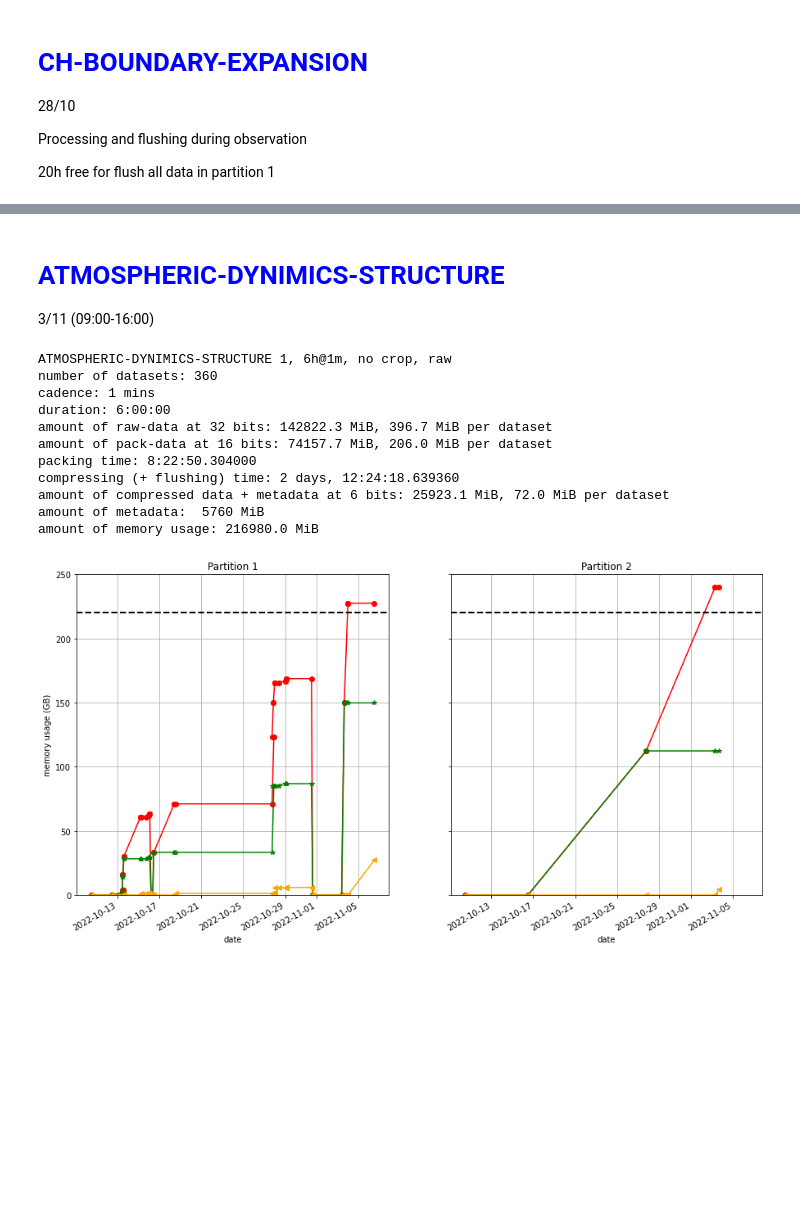
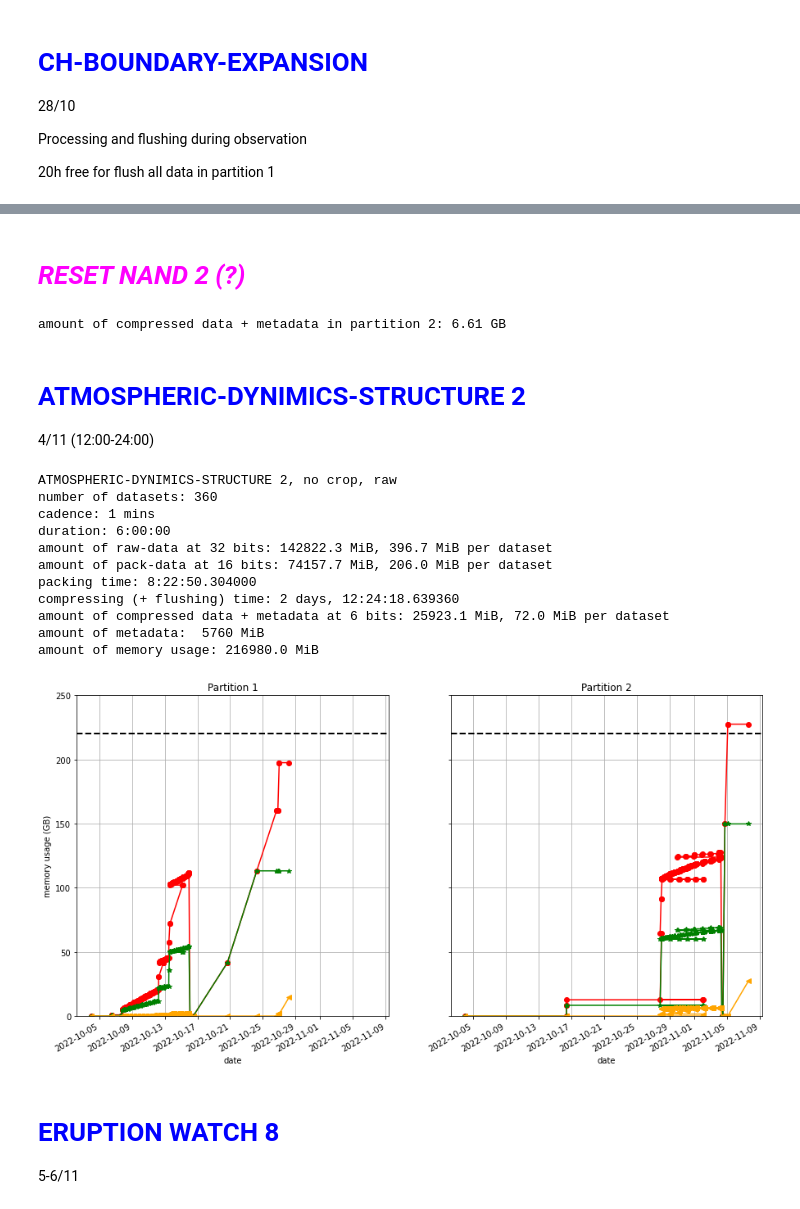
Before and after one commit to dcalc/PHI_TMtool, a Jupyter notebook: NMP1_RSW456.ipynb, the cells around one changed output, grey strips where cells are left out. Drawn from its saved outputs; the diff is of its cells as text; code cells hidden in the pictures; blank space fills up the shorter version.

Commit message:
observation upload SPK

```diff
--- a/NMP1_RSW456.ipynb
+++ b/NMP1_RSW456.ipynb
@@ -128,6 +184,7 @@ plt.xlabel('date')
 Text(0.5, 0, 'date')
 [figure]
 # %%
+PHI = PHI_MEMORY(DT(2022,10,4,0,0,0))
 TC = 0 # time for cropping
 TP = 0 # time for processing
 TK = 0 # time for packing
@@ -438,0 +715,15 @@ PHI.format_partition(1,datetime.datetime(2022,10,31,12,0,0))
+# %%
+t0 = DT.fromisoformat('2022-11-01T22:30:00')
+t1 = DT.fromisoformat('2022-11-02T00:00:00')
+i = 2
+
+ARS1 = PHI_MODE('HRT')
+kw = ARS1.observation(t0,t1,cadence=60,shape=(2048,2048,4,6)); PHI.saving(i,**kw)
+kw = ARS1.observation(t0+TD(days=1),t1+TD(days=1),cadence=60,shape=(2048,2048,4,6)); PHI.saving(i,**kw)
+kw = ARS1.observation(t0+TD(days=2),t1+TD(days=2),cadence=60,shape=(2048,2048,4,6)); PHI.saving(i,**kw)
+# kw = ARS1.cropping(t0,[1024,1024],ndata=-1,level='raw'); PHI.saving(i,**kw)
+kw = ARS1.packing(kw['end'],ndata=-1,level='raw',); PHI.saving(i,**kw)
+kw = ARS1.compressing(kw['end'],ndata=-1,nbits=6,level='raw.pack'); PHI.saving(i,**kw)
+
+printp(ARS1,label='AR_SUSANNA 1, no crop, raw')
+plot_tot(PHI,ylim=(0,250),time_ord=True)
@@ -439,29 +743,39 @@ PHI.format_partition(1,datetime.datetime(2022,10,31,12,0,0))
+# %% [markdown]
+# <span style="color:magenta">***RESET NAND 2 (?)***</span>
+# %%
+print('amount of compressed data + metadata in partition 2:',round(PHI.part2.compr*1e-3,2), 'GB')
+PHI.format_partition(2,DT(2022,11,4,6,0,0))
+# %% [output]
+amount of compressed data + metadata in partition 2: 6.61 GB
 # %% [markdown]
-# <span style="color:blue">ATMOSPHERIC-DYNIMICS-STRUCTURE</span> <br>
-3/11 (09:00-16:00)
+# <span style="color:blue">ATMOSPHERIC-DYNIMICS-STRUCTURE 2</span> <br>
+4/11 (12:00-24:00)
 # %%
-t0 = datetime.datetime.fromisoformat('2022-11-03T09:00:00')
-t1 = datetime.datetime.fromisoformat('2022-11-03T15:00:00')
-i = 1
+t0 = DT.fromisoformat('2022-11-04T12:00:00')
+t1 = DT.fromisoformat('2022-11-05T00:00:00')
+i = 2
 
-AR2 = PHI_MODE('HRT')
-kw = AR2.observation(t0,t1,cadence=1,shape=(2048,2048,4,6)); PHI.saving(i,**kw)
-# kw = AR2.cropping(t0,[1024,1024],ndata=-1,level='raw'); PHI.saving(i,**kw)
-kw = AR2.packing(kw['end'],ndata=-1,level='raw',); PHI.saving(i,**kw)
-kw = AR2.compressing(kw['end'],ndata=-1,nbits=6,level='raw.pack'); PHI.saving(i,**kw)
+ADS2 = PHI_MODE('HRT')
+kw = ADS2.observation(t0,60*6,cadence=1,shape=(2048,2048,4,6)); PHI.saving(i,**kw)
+# kw = ADS2.cropping(t0,[1024,1024],ndata=-1,level='raw'); PHI.saving(i,**kw)
+kw = ADS2.packing(kw['end'],ndata=-1,level='raw',); PHI.saving(i,**kw)
+kw = ADS2.compressing(kw['end'],ndata=-1,nbits=6,level='raw.pack'); PHI.saving(i,**kw)
 
-printp(AR2,label='ATMOSPHERIC-DYNIMICS-STRUCTURE 1, 6h@1m, no crop, raw')
+printp(ADS2,label='ATMOSPHERIC-DYNIMICS-STRUCTURE 2, no crop, raw')
 plot_tot(PHI,ylim=(0,250))
 # %% [output]
-ATMOSPHERIC-DYNIMICS-STRUCTURE 1, 6h@1m, no crop, raw
+ATMOSPHERIC-DYNIMICS-STRUCTURE 2, no crop, raw
 number of datasets: 360
 cadence: 1 mins
 duration: 6:00:00
 amount of raw-data at 32 bits: 142822.3 MiB, 396.7 MiB per dataset
 amount of pack-data at 16 bits: 74157.7 MiB, 206.0 MiB per dataset
 packing time: 8:22:50.304000
 compressing (+ flushing) time: 2 days, 12:24:18.639360
 amount of compressed data + metadata at 6 bits: 25923.1 MiB, 72.0 MiB per dataset
 amount of metadata:  5760 MiB
 amount of memory usage: 216980.0 MiB
-[figure, old version]
+[figure, new version]
+# %% [markdown]
+# <span style="color:blue">ERUPTION WATCH 8</span> <br>
+5-6/11
```
Also changed, not shown: parts of 46 cells of this notebook, 2 other files.
